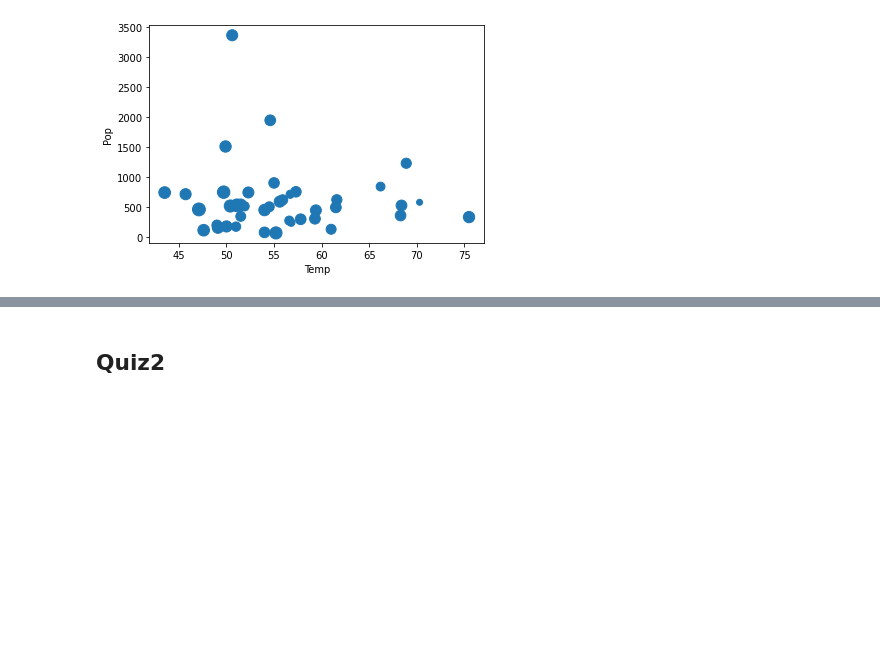
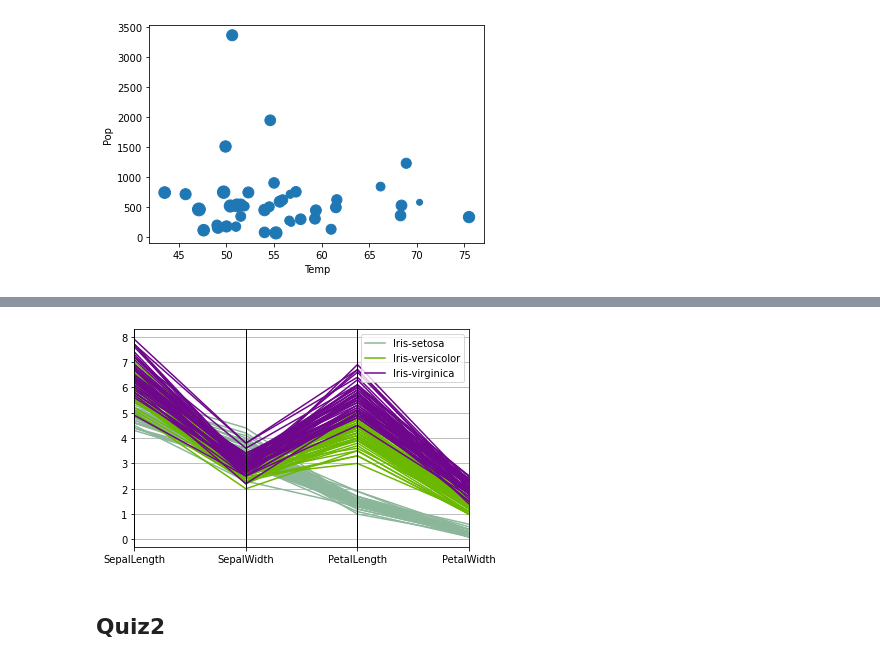
Before and after one commit to ThanikPimpiban/mulitivariate, a Jupyter notebook: chapter2_Visualize_Multivariate_Data.ipynb, the cells around one changed output, grey strips where cells are left out. Drawn from its saved outputs; the diff is of its cells as text; code cells hidden in the pictures; blank space fills up the shorter version.

```diff
--- a/chapter2_Visualize_Multivariate_Data.ipynb
+++ b/chapter2_Visualize_Multivariate_Data.ipynb
@@ -59,4 +59,4 @@ pollution_data.plot.scatter('Temp','Pop','RainDays')
 <matplotlib.axes._subplots.AxesSubplot at 0x...>
 [figure]
 # %%
-##ex_df = pd.read_csv('http://raw.github.com//')
+example_df = pd.read_csv('http://raw.github.com/pandas-dev/pandas/master/pandas/tests/io/data/csv/iris.csv')
@@ -63,3 +79,7 @@ pollution_data.plot.scatter('Temp','Pop','RainDays')
+# %%
+pd.plotting.parallel_coordinates(example_df,'Name');
+# %% [output]
+[figure, added]
 # %% [markdown]
 ## Quiz2
 # %% [markdown]
```
Also changed, not shown: parts of 1 cell of this notebook.
